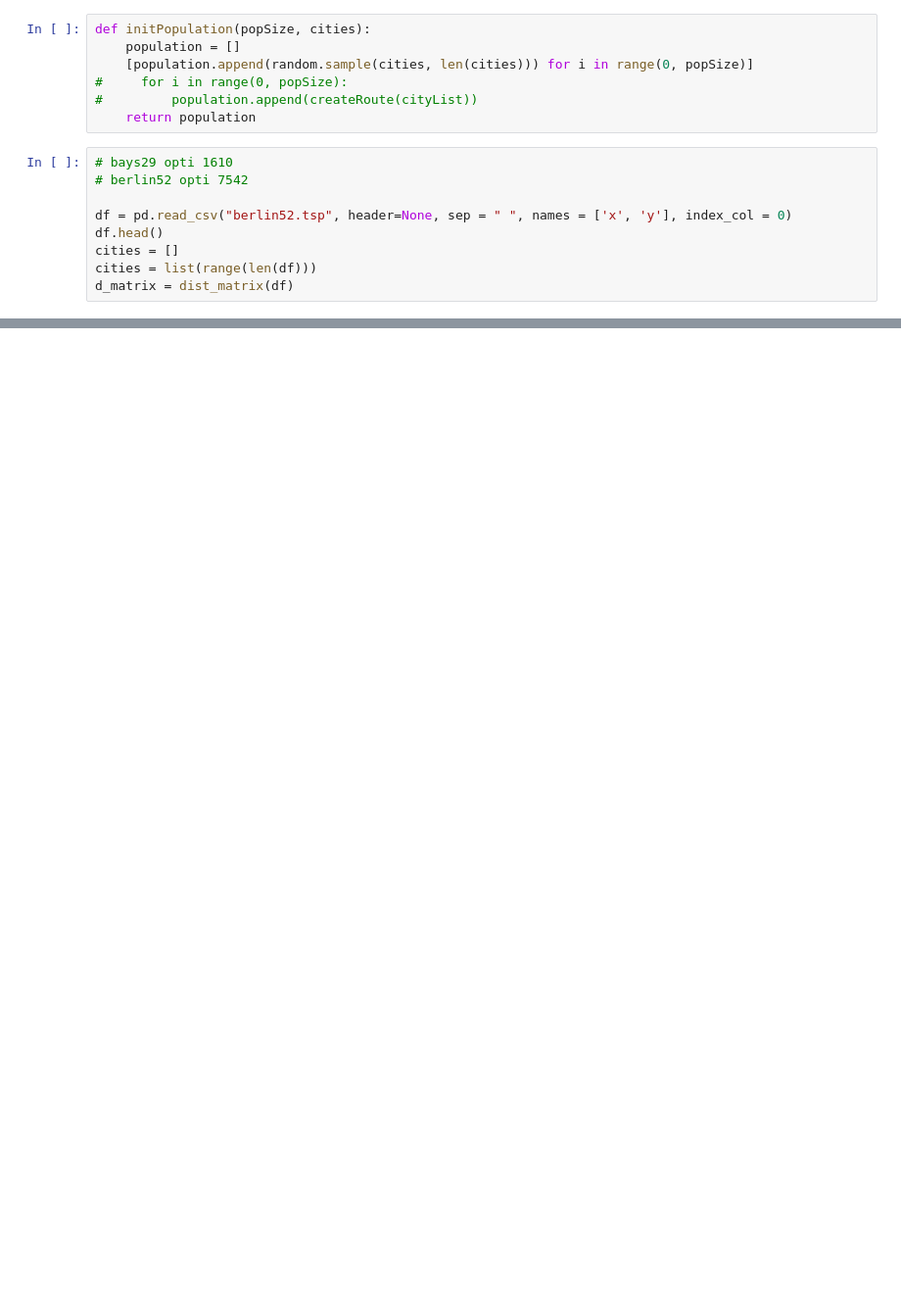
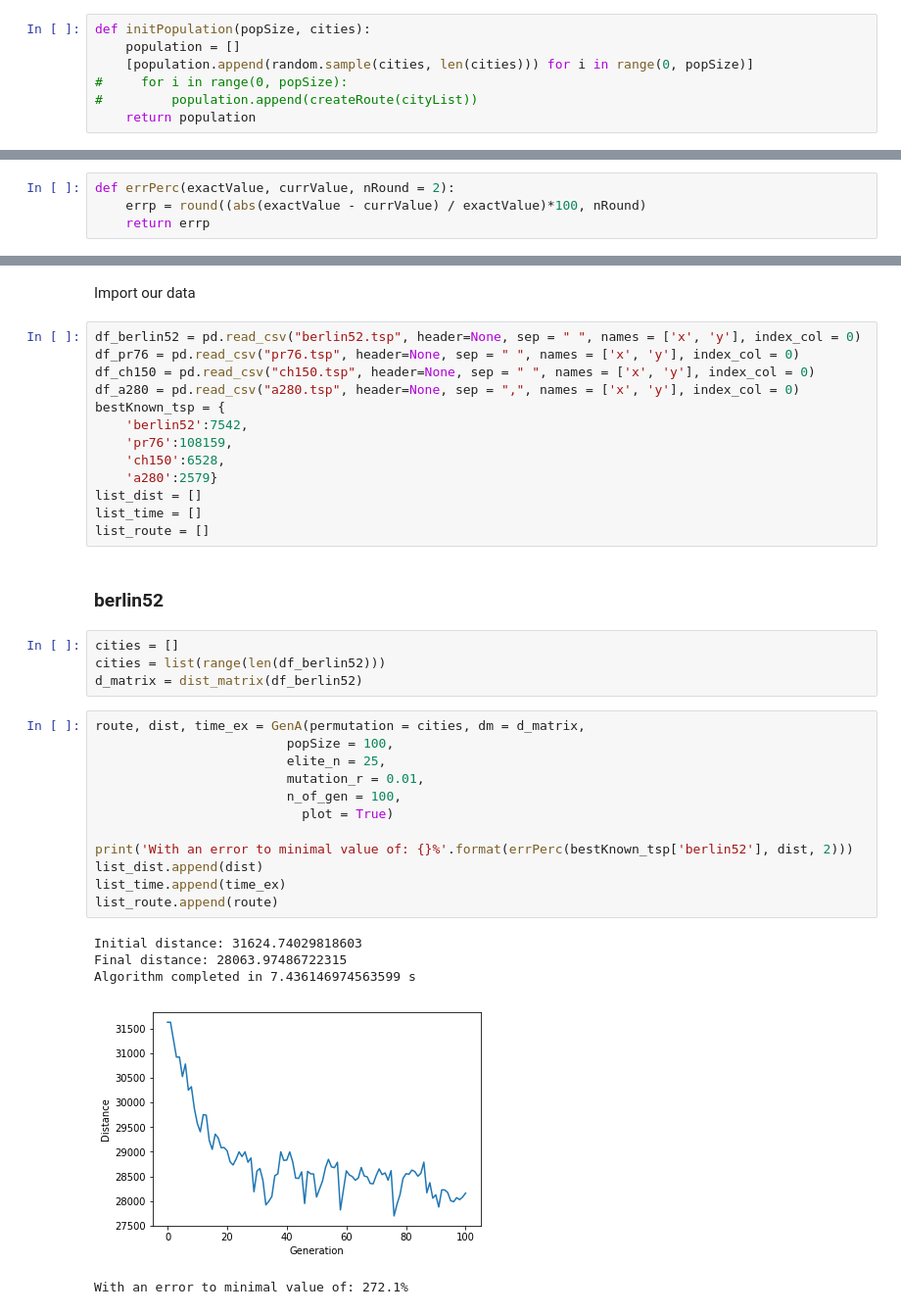
Before and after one commit to DBertazioli/Ant-Q-KGA, a Jupyter notebook: genomic/extended_try.ipynb, the cells around one changed output, grey strips where cells are left out. Shown: that part at 98% size. Saved outputs shown, nothing was run; the diff lists cells and outputs as text; blank space fills up the shorter version.

```diff
--- a/genomic/extended_try.ipynb
+++ b/genomic/extended_try.ipynb
@@ -36,12 +45,3 @@ def initPopulation(popSize, cities):
 #     for i in range(0, popSize):
 #         population.append(createRoute(cityList))
     return population
-# %%
-# bays29 opti 1610
-# berlin52 opti 7542
-
-df = pd.read_csv("berlin52.tsp", header=None, sep = " ", names = ['x', 'y'], index_col = 0)
-df.head()
-cities = []
-cities = list(range(len(df)))
-d_matrix = dist_matrix(df)
@@ -47,0 +50,4 @@ d_matrix = dist_matrix(df)
+# %%
+def errPerc(exactValue, currValue, nRound = 2):
+    errp = round((abs(exactValue - currValue) / exactValue)*100, nRound)
+    return errp
@@ -169,0 +189,39 @@ Solution is 109.68668116629863 of optimum
+# %% [markdown]
+Import our data
+# %%
+df_berlin52 = pd.read_csv("berlin52.tsp", header=None, sep = " ", names = ['x', 'y'], index_col = 0)
+df_pr76 = pd.read_csv("pr76.tsp", header=None, sep = " ", names = ['x', 'y'], index_col = 0)
+df_ch150 = pd.read_csv("ch150.tsp", header=None, sep = " ", names = ['x', 'y'], index_col = 0)
+df_a280 = pd.read_csv("a280.tsp", header=None, sep = ",", names = ['x', 'y'], index_col = 0)
+bestKnown_tsp = {
+    'berlin52':7542,
+    'pr76':108159,
+    'ch150':6528,
+    'a280':2579}
+list_dist = []
+list_time = []
+list_route = []
+# %% [markdown]
+### berlin52
+# %%
+cities = []
+cities = list(range(len(df_berlin52)))
+d_matrix = dist_matrix(df_berlin52)
+# %%
+route, dist, time_ex = GenA(permutation = cities, dm = d_matrix,
+                         popSize = 100,
+                         elite_n = 25,
+                         mutation_r = 0.01,
+                         n_of_gen = 100,
+                           plot = True)
+
+print('With an error to minimal value of: {}%'.format(errPerc(bestKnown_tsp['berlin52'], dist, 2)))
+list_dist.append(dist)
+list_time.append(time_ex)
+list_route.append(route)
+# %% [output]
+Initial distance: 31624.74029818603
+Final distance: 28063.97486722315
+Algorithm completed in 7.436146974563599 s
+[figure, added]
+With an error to minimal value of: 272.1%
```
Also changed, not shown: parts of 22 cells of this notebook.
